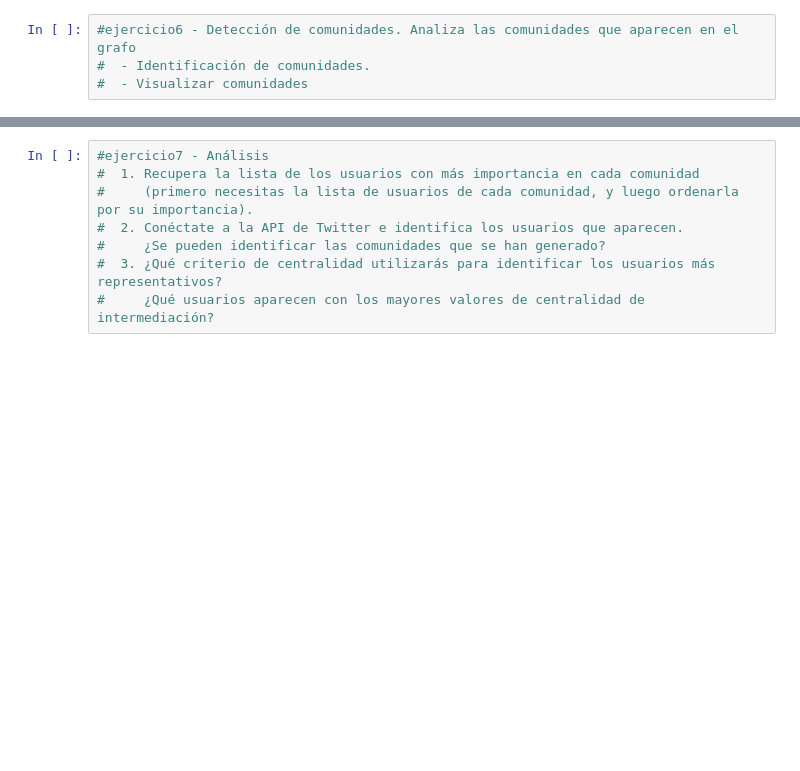
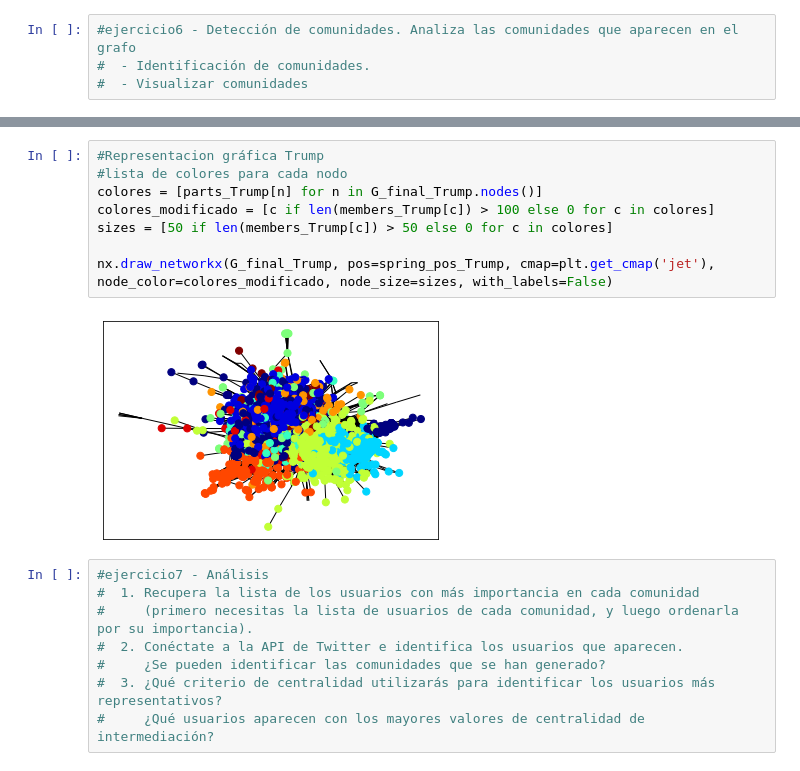
Before and after one commit to jecrespo/Analisis-RRSS-Python, a Jupyter notebook: Proyecto/Proyecto_arduino.ipynb, the cells around one changed output, grey strips where cells are left out. Drawn from its saved outputs; the diff is of its cells as text; blank space fills up the shorter version.

```diff
--- a/Proyecto/Proyecto_arduino.ipynb
+++ b/Proyecto/Proyecto_arduino.ipynb
@@ -871,3 +964,13 @@ Usuarios con más importancia en la red (centralidad de Katz - autoridad) para A
+# %%
+#Representacion gráfica Trump
+#lista de colores para cada nodo
+colores = [parts_Trump[n] for n in G_final_Trump.nodes()]
+colores_modificado = [c if len(members_Trump[c]) > 100 else 0 for c in colores]
+sizes = [50 if len(members_Trump[c]) > 50 else 0 for c in colores]
+
+nx.draw_networkx(G_final_Trump, pos=spring_pos_Trump, cmap=plt.get_cmap('jet'), node_color=colores_modificado, node_size=sizes, with_labels=False)
+# %% [output]
+[figure, added]
 # %%
 #ejercicio7 - Análisis
 #  1. Recupera la lista de los usuarios con más importancia en cada comunidad
```
Also changed, not shown: parts of 10 cells of this notebook, 5 other files.
